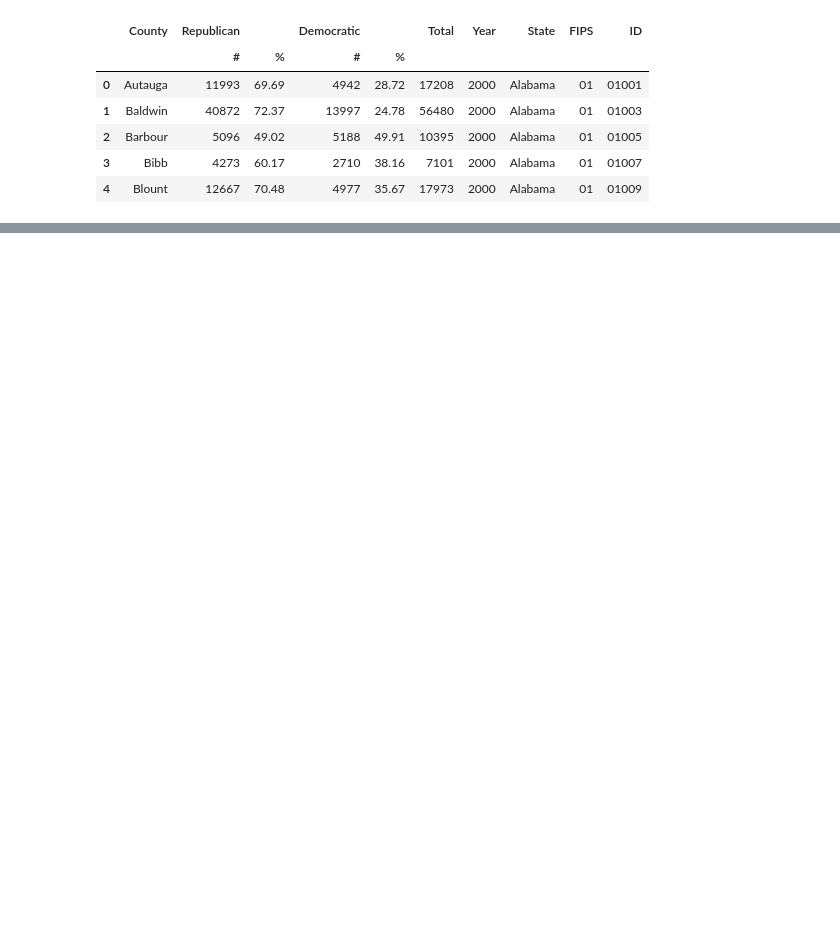
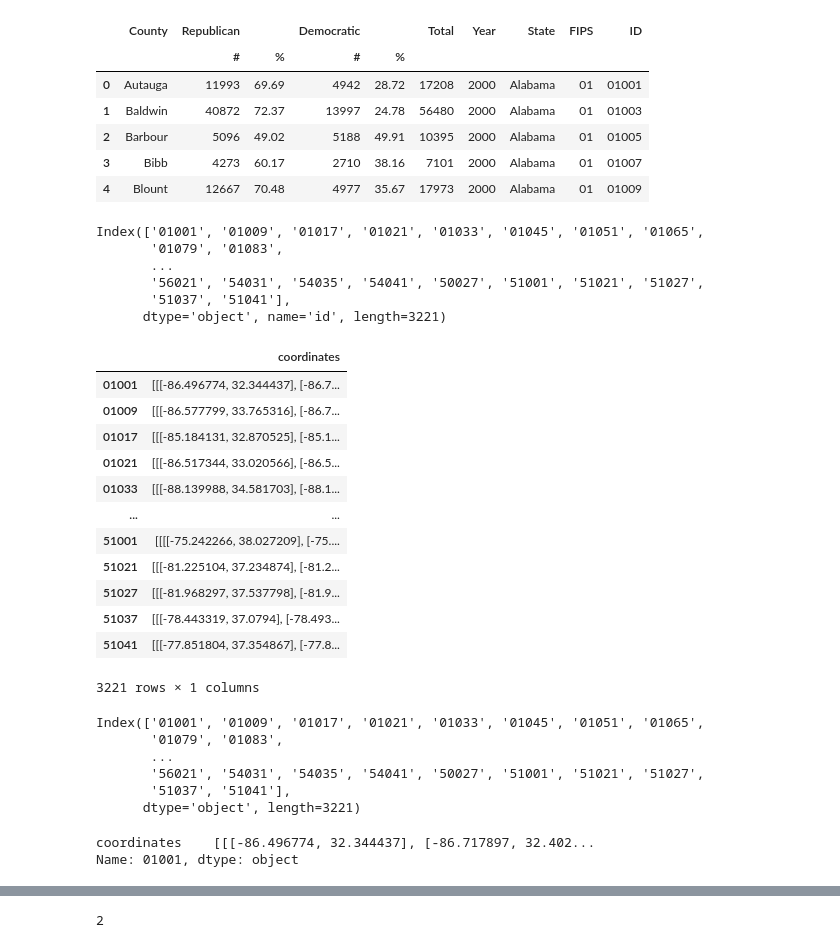
Before and after one commit to AkaiS/political_shift, a Jupyter notebook: sandbox.ipynb, the cells around one changed output, grey strips where cells are left out. Cells and saved outputs as stored; diff of their text form; code cells hidden in the pictures; blank space fills up the shorter version.

```diff
--- a/sandbox.ipynb
+++ b/sandbox.ipynb
@@ -601,6 +638,48 @@ states_df.head()
 dem_and_repub_pct = pd.concat([states_df[('County', '')], states_df[('Democratic', '%')], states_df[('Republican', '%')]], axis=1)
 # %%
 counties_geometry = pd.DataFrame({'id': lo['id'], 'coordinates': lo['geometry']['coordinates']} for lo in counties['features'])
+counties_geometry = counties_geometry.set_index('id')
+# %%
+counties_geometry.index
+# %% [output]
+Index(['01001', '01009', '01017', '01021', '01033', '01045', '01051', '01065',
+       '01079', '01083',
+       ...
+       '56021', '54031', '54035', '54041', '50027', '51001', '51021', '51027',
+       '51037', '51041'],
+      dtype='object', name='id', length=3221)
+# %%
+counties_geometry.index.name = None
+# %%
+counties_geometry
+# %% [output]
+|  | coordinates |
+| 01001 | [[[-86.496774, 32.344437], [-86.7... |
+| 01009 | [[[-86.577799, 33.765316], [-86.7... |
+| 01017 | [[[-85.184131, 32.870525], [-85.1... |
+| 01021 | [[[-86.517344, 33.020566], [-86.5... |
+| 01033 | [[[-88.139988, 34.581703], [-88.1... |
+| ... | ... |
+| 51001 | [[[[-75.242266, 38.027209], [-75.... |
+| 51021 | [[[-81.225104, 37.234874], [-81.2... |
+| 51027 | [[[-81.968297, 37.537798], [-81.9... |
+| 51037 | [[[-78.443319, 37.0794], [-78.493... |
+| 51041 | [[[-77.851804, 37.354867], [-77.8... |
+3221 rows × 1 columns
+# %%
+counties_geometry.index
+# %% [output]
+Index(['01001', '01009', '01017', '01021', '01033', '01045', '01051', '01065',
+       '01079', '01083',
+       ...
+       '56021', '54031', '54035', '54041', '50027', '51001', '51021', '51027',
+       '51037', '51041'],
+      dtype='object', length=3221)
+# %%
+counties_geometry.loc['01001']
+# %% [output]
+coordinates    [[[-86.496774, 32.344437], [-86.717897, 32.402...
+Name: 01001, dtype: object
 # %%
 app = Dash(__name__)
 
@@ -783,3 +881,12 @@ app.run(debug=True)
 [interactive output not drawn]
 # %%
 states_df.to_csv('counties_minus_alaskan.csv')
+# %%
+x = 4
+if x > 3:
+  x = 2
+  print(x)
+else:
+  print(x)
+# %% [output]
+2
```
Also changed, not shown: parts of 6 cells of this notebook.
